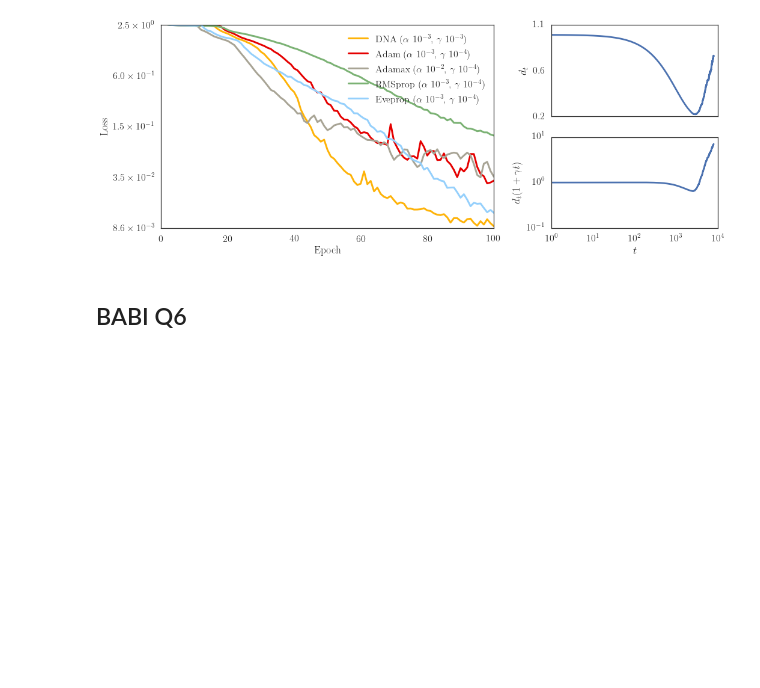
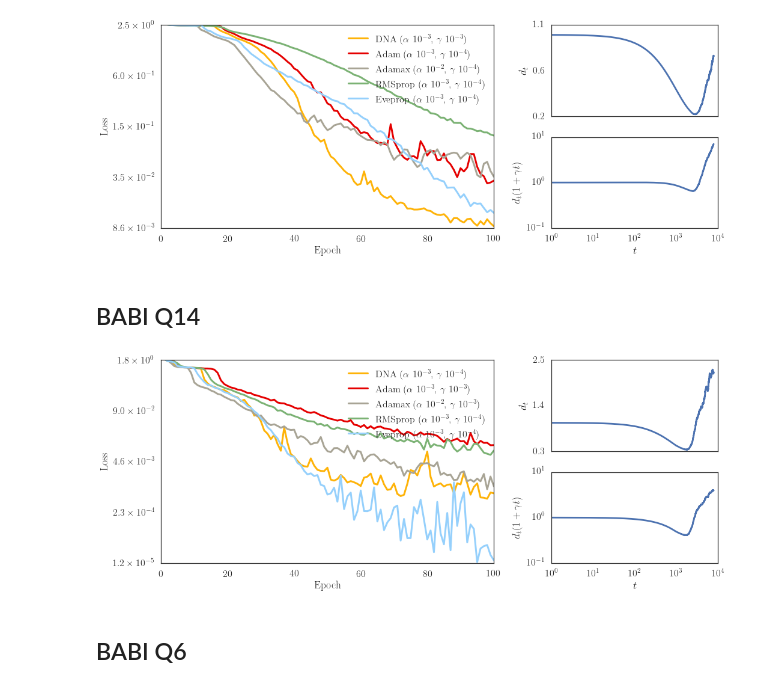
Before and after one commit to jayanthkoushik/sgd-feedback, a Jupyter notebook: src/compare_opts.ipynb, the cells around one changed output. Drawn from its saved outputs; the diff is of its cells as text; code cells hidden in the pictures; blank space fills up the shorter version.

Commit message:
Add all babi q14 results

```diff
--- a/src/compare_opts.ipynb
+++ b/src/compare_opts.ipynb
@@ -140,7 +140,7 @@ fig.tight_layout()
 # %% [markdown]
 ## Visualization Code
 # %%
-def generic_visexp_visualize(model, dataset, loss_ylim=None, divs="dna"):
+def generic_visexp_visualize(model, dataset, loss_ylim=None, dvis="dna"):
     fig = plt.figure(figsize=(15, 6))
     gs = gridspec.GridSpec(2, 2, width_ratios=[2, 1])
     ax1 = fig.add_subplot(gs[:, 0])
@@ -238,6 +238,12 @@ generic_visexp_visualize("big_cnn", "cifar100")
 generic_visexp_visualize("gru", "babi_q19")
 # %% [output]
 [figure]
+# %% [markdown]
+## BABI Q14
+# %%
+generic_visexp_visualize("gru", "babi_q14")
+# %% [output]
+[figure, added]
 # %% [markdown]
 ## BABI Q6
 # %%
```
Also changed, not shown: 4 other files.
